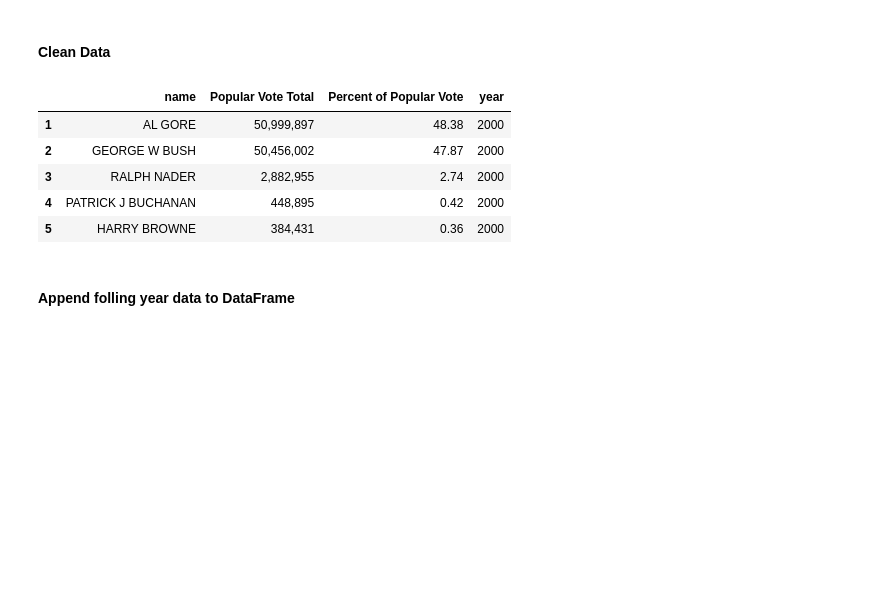
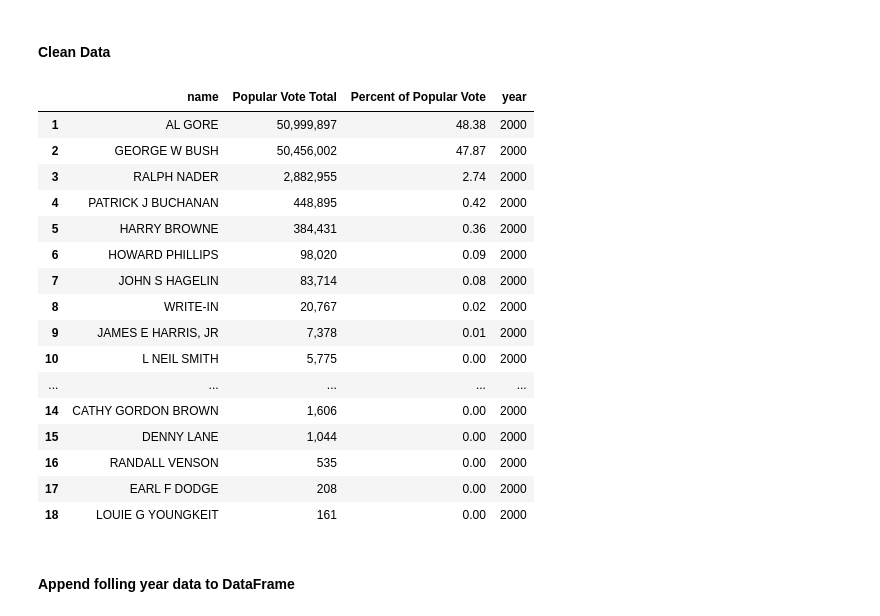
Before and after one commit to jrhoads1004/ETL_project, a Jupyter notebook: MainNotebook.ipynb, the cells around one changed output. Cells and saved outputs as stored; diff of their text form; code cells hidden in the pictures; blank space fills up the shorter version.

```diff
--- a/MainNotebook.ipynb
+++ b/MainNotebook.ipynb
@@ -102,28 +111,39 @@ election_df = pd.read_csv(path, encoding="ISO-8859-1")
 # %%
 election_df = election_df.rename(columns = {
     "Candidate (Party Label)": "name"
 })
 election_df = election_df[["name", "Popular Vote Total", "Percent of Popular Vote"]]
 election_df["year"] = 2000
 election_df = election_df.dropna()
 
 def conv_name(long_name):
     #Some data in FOrmat Name (Party) - we just want name
     short_name = long_name.split('(')[0]
     #MI is followed by ".", we want to remove that
     short_name = short_name.replace('.', '')
     return short_name.upper().strip()
 
 #apply the name cleaning to the dataframe
 election_df["name"] = election_df["name"].apply(conv_name)
-election_df.head()
+election_df.head(100)
 # %% [output]
 |  | name | Popular Vote Total | Percent of Popular Vote | year |
 | 1 | AL GORE | 50,999,897 | 48.38 | 2000 |
 | 2 | GEORGE W BUSH | 50,456,002 | 47.87 | 2000 |
 | 3 | RALPH NADER | 2,882,955 | 2.74 | 2000 |
 | 4 | PATRICK J BUCHANAN | 448,895 | 0.42 | 2000 |
 | 5 | HARRY BROWNE | 384,431 | 0.36 | 2000 |
+| 6 | HOWARD PHILLIPS | 98,020 | 0.09 | 2000 |
+| 7 | JOHN S HAGELIN | 83,714 | 0.08 | 2000 |
+| 8 | WRITE-IN | 20,767 | 0.02 | 2000 |
+| 9 | JAMES E HARRIS, JR | 7,378 | 0.01 | 2000 |
+| 10 | L NEIL SMITH | 5,775 | 0.00 | 2000 |
+| ... | ... | ... | ... | ... |
+| 14 | CATHY GORDON BROWN | 1,606 | 0.00 | 2000 |
+| 15 | DENNY LANE | 1,044 | 0.00 | 2000 |
+| 16 | RANDALL VENSON | 535 | 0.00 | 2000 |
+| 17 | EARL F DODGE | 208 | 0.00 | 2000 |
+| 18 | LOUIE G YOUNGKEIT | 161 | 0.00 | 2000 |
 # %% [markdown]
 <h4>Append folling year data to DataFrame</h4?
 # %%
```
Also changed, not shown: parts of 6 cells of this notebook.
